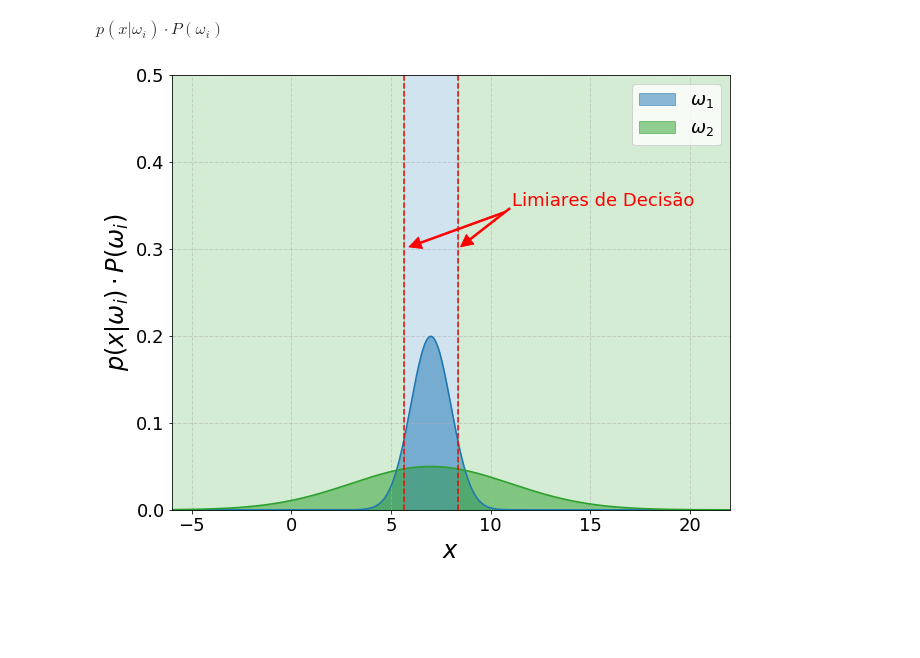
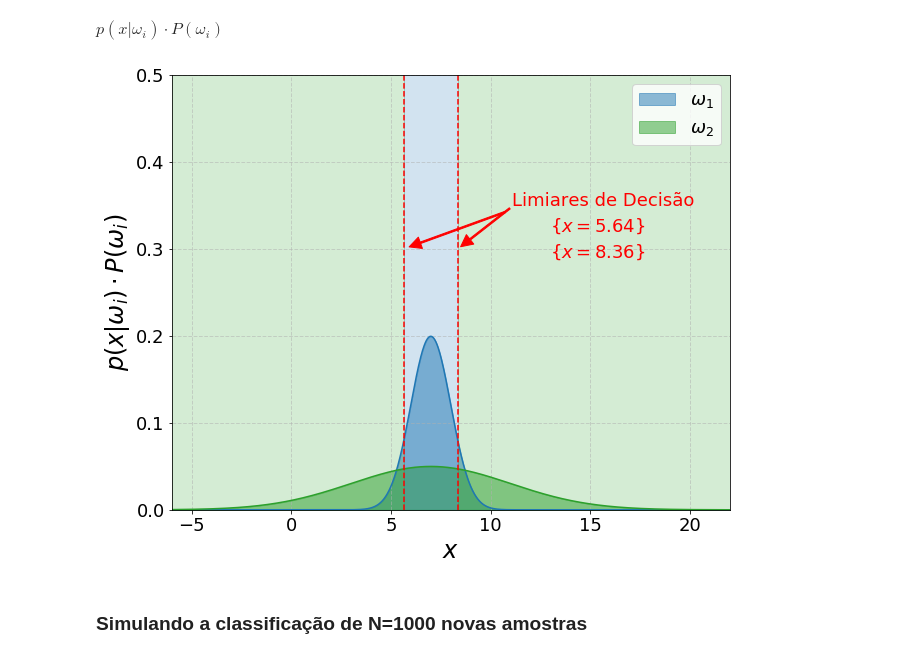
Before and after one commit to titocaco/disciplina_ml, a Jupyter notebook: ml_prova_3.ipynb, the cells around one changed output. Drawn from its saved outputs; the diff is of its cells as text; code cells hidden in the pictures; blank space fills up the shorter version.

Commit message:
Completando a Questão 3 com as simulações de 1000 novas amostras.

```diff
--- a/ml_prova_3.ipynb
+++ b/ml_prova_3.ipynb
@@ -111,31 +111,36 @@ plt.annotate('',
              xytext=(11.1, 0.349),
              arrowprops=dict(facecolor='red',
                              shrink=0.05,
                              width=1.5,
                              edgecolor='red'),
              color='red',
              fontsize=18)
 
+plt.annotate('$\{x=5.64\}$', xy=(13.0, 0.32), fontsize=18, color='red')
+plt.annotate('$\{x=8.36\}$', xy=(13.0, 0.29), fontsize=18, color='red')
+
 plt.axvspan(X_MIN, 5.64, alpha=0.2, color='C2')
 plt.axvspan(5.64, 8.36, alpha=0.2, color='C0')
 plt.axvspan(8.36, X_MAX, alpha=0.2, color='C2')
 
 # Ajustes extras do plot
 plt.xlim(X_MIN, X_MAX)
 plt.ylim(0.0, 0.5)
 plt.xticks(fontsize=18)
 plt.yticks(fontsize=18)
 plt.xlabel(r'$x$', fontsize=24)
 plt.ylabel(r'$p(x | \omega_i)\cdot P(\omega_i)$', fontsize=24)
 
 # Salvamento da figura em PDF
 plt.savefig('ml_prova_03_a2.pdf',
             format='pdf',
             dpi=300,
             transparent=True,
             bbox_inches='tight')
 
 # Exibicação 'limpa' da figura
 plt.show()
 # %% [output]
-[figure, old version]
+[figure, new version]
+# %% [markdown]
+### Simulando a classificação de N=1000 novas amostras
```
Also changed, not shown: parts of 8 cells of this notebook.
